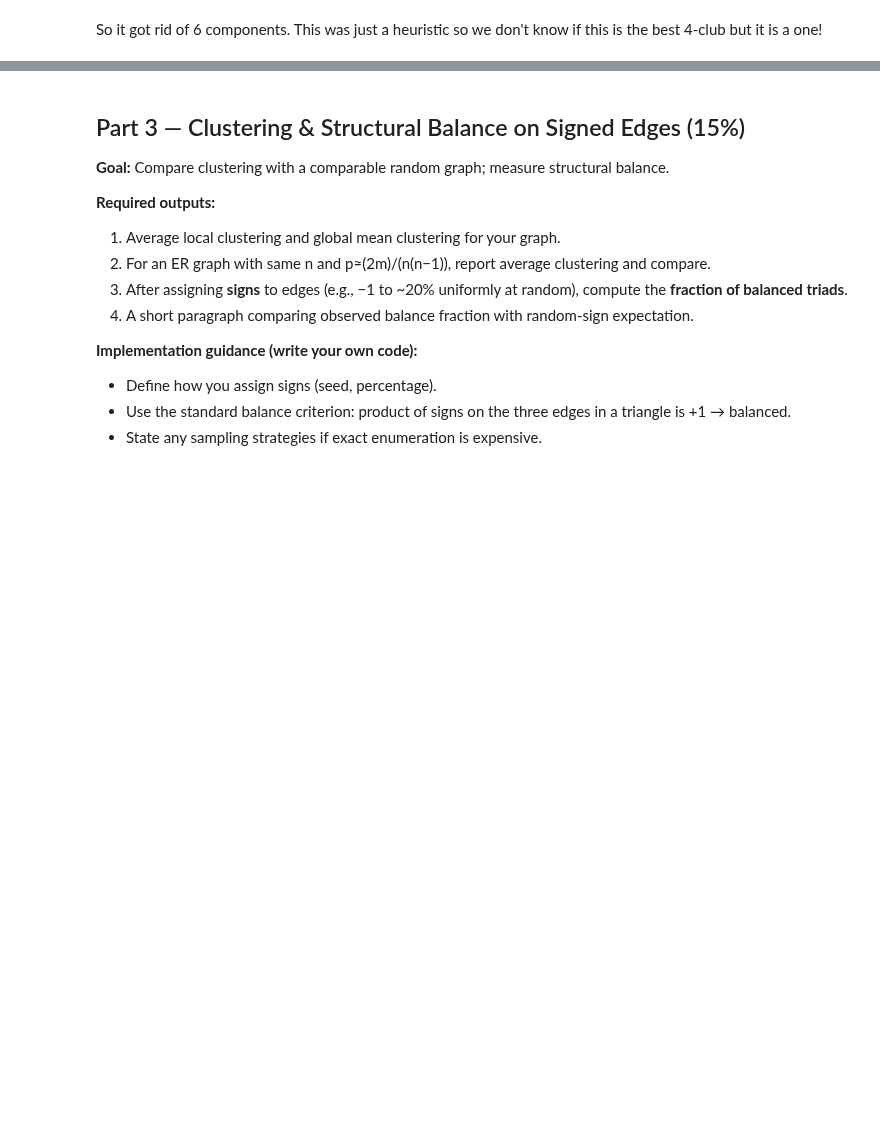
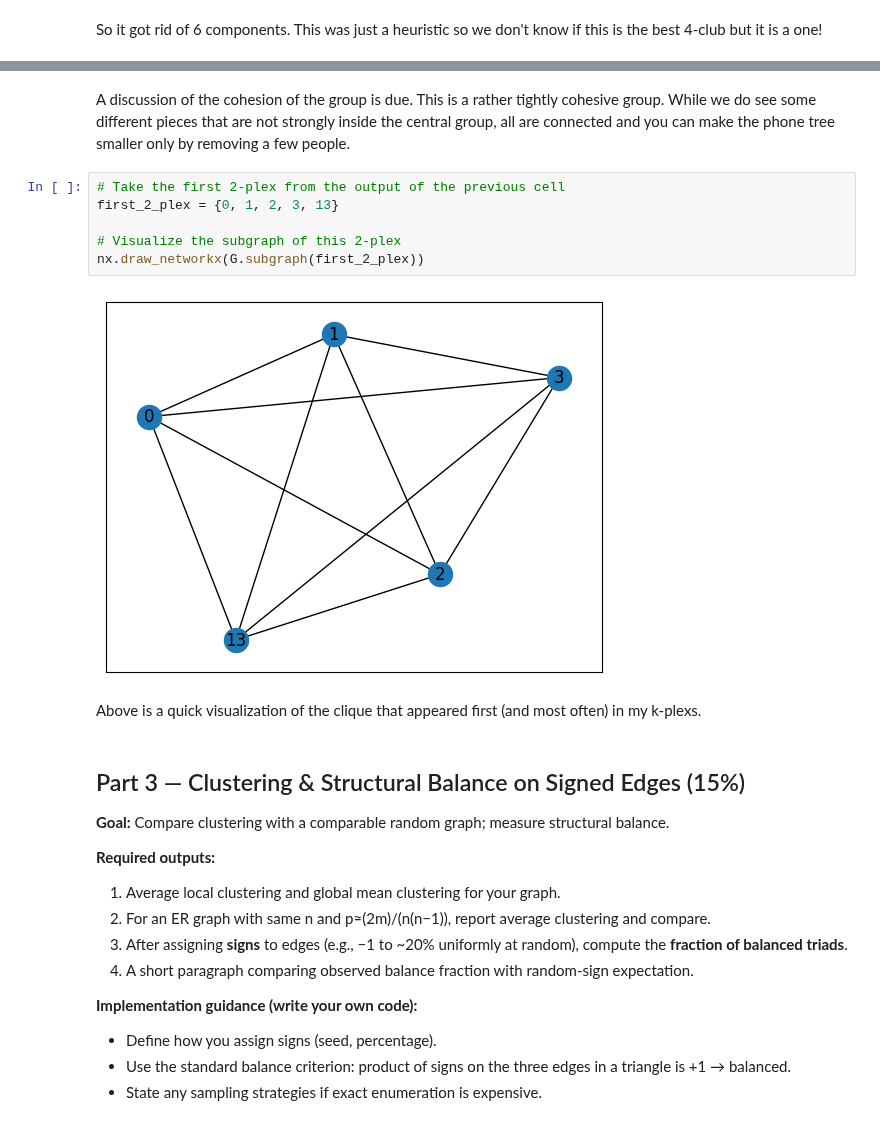
Before and after one commit to nurfnick/NetworkScience, a Jupyter notebook: HomeworkAssignments/Project2.ipynb, the cells around one changed output, grey strips where cells are left out. Saved outputs shown, nothing was run; the diff lists cells and outputs as text; blank space fills up the shorter version.

```diff
--- a/HomeworkAssignments/Project2.ipynb
+++ b/HomeworkAssignments/Project2.ipynb
@@ -301,6 +241,18 @@ Finding 1-plexes (cliques) in the graph:
 {33, 27, 23}
 {33, 26, 29}
 {33, 28, 31}
+# %% [markdown]
+A discussion of the cohesion of the group is due.  This is a rather tightly cohesive group.  While we do see some different pieces that are not strongly inside the central group, all are connected and you can make the phone tree smaller only by removing a few people.
+# %%
+# Take the first 2-plex from the output of the previous cell
+first_2_plex = {0, 1, 2, 3, 13}
+
+# Visualize the subgraph of this 2-plex
+nx.draw_networkx(G.subgraph(first_2_plex))
+# %% [output]
+[figure, added]
+# %% [markdown]
+Above is a quick visualization of the clique that appeared first (and most often) in my k-plexs.
 # %% [markdown]
 
 ## Part 3 — Clustering & Structural Balance on Signed Edges (15%)
```
Also changed, not shown: parts of 10 cells of this notebook.
